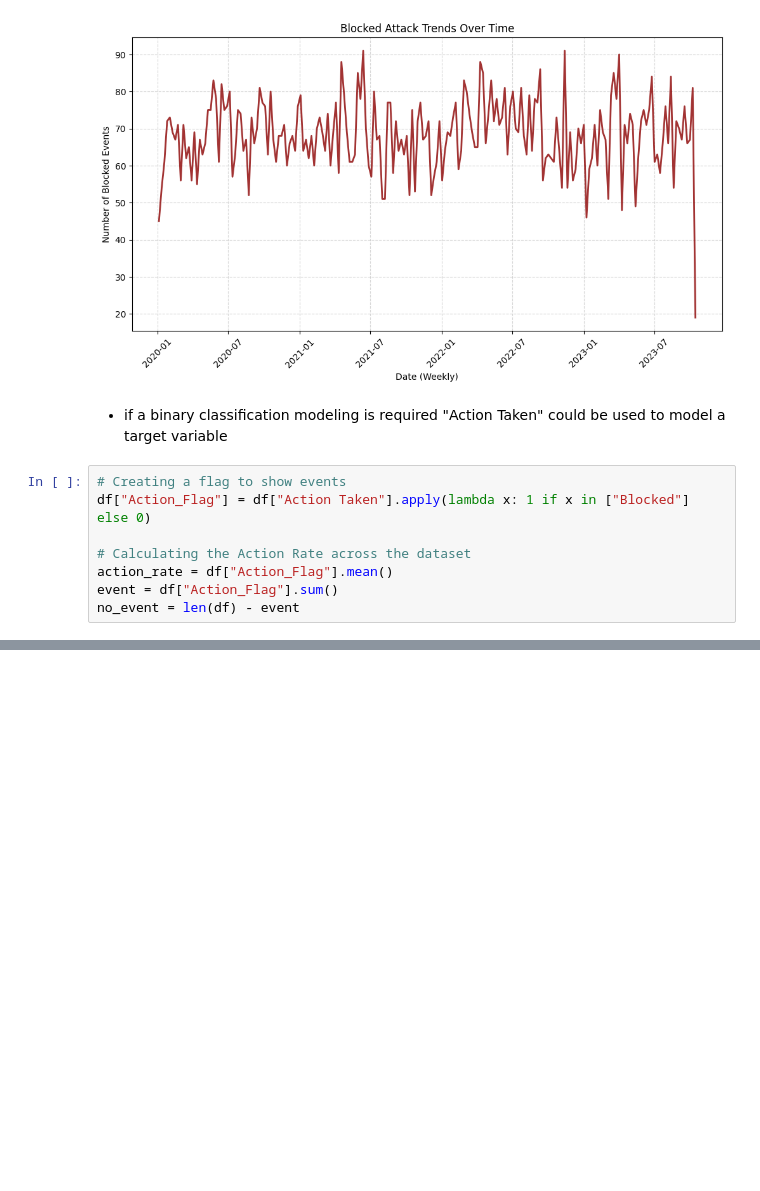
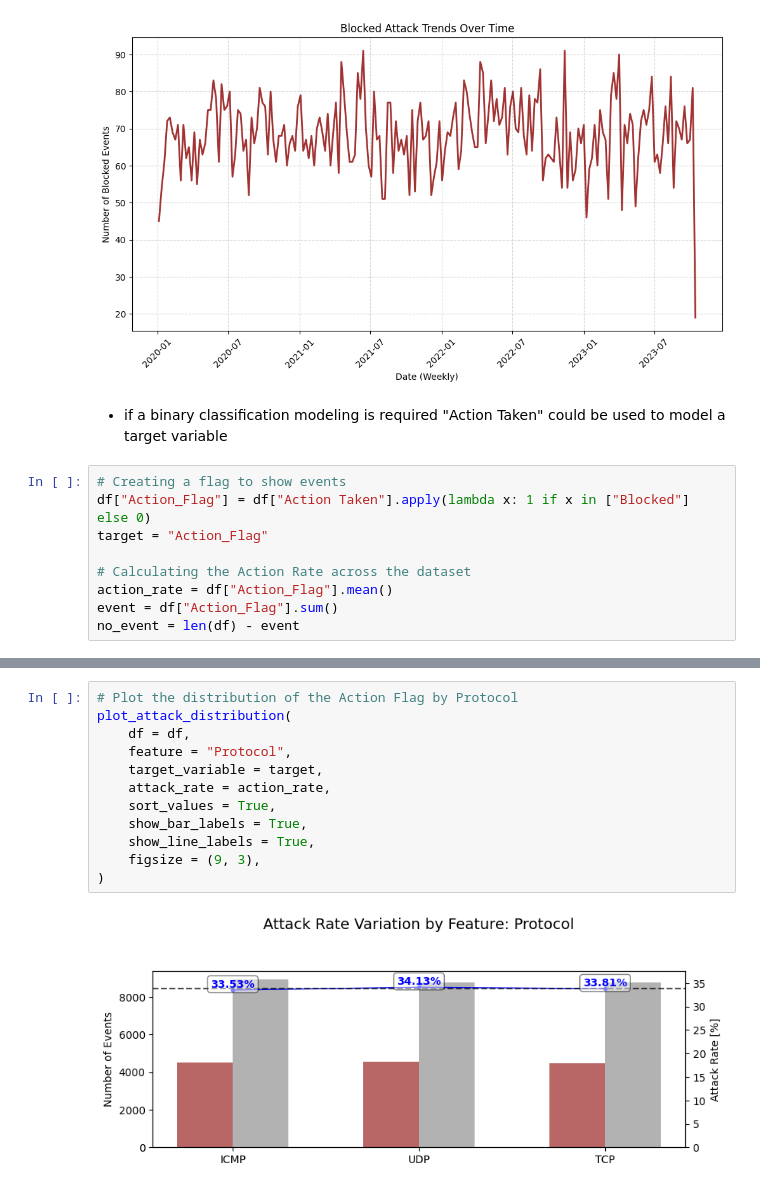
Before and after one commit to natfaria/cyberAttack, a Jupyter notebook: cyberattacks/notebooks/EDA.ipynb, the cells around one changed output, grey strips where cells are left out. Saved outputs shown, nothing was run; the diff lists cells and outputs as text; blank space fills up the shorter version.

Commit message:
final plots

```diff
--- a/cyberattacks/notebooks/EDA.ipynb
+++ b/cyberattacks/notebooks/EDA.ipynb
@@ -574,6 +572,7 @@ plt.show()
 # %%
 # Creating a flag to show events
 df["Action_Flag"] = df["Action Taken"].apply(lambda x: 1 if x in ["Blocked"] else 0)
+target = "Action_Flag"
 
 # Calculating the Action Rate across the dataset
 action_rate = df["Action_Flag"].mean()
@@ -630,3 +631,17 @@ plot_attack_distribution(
 )
 # %% [output]
 [figure]
+# %%
+# Plot the distribution of the Action Flag by Protocol
+plot_attack_distribution(
+    df = df,
+    feature = "Protocol",
+    target_variable = target,
+    attack_rate = action_rate,
+    sort_values = True,
+    show_bar_labels = True,
+    show_line_labels = True,
+    figsize = (9, 3),
+)
+# %% [output]
+[figure, added]
```
Also changed, not shown: parts of 10 cells of this notebook.
